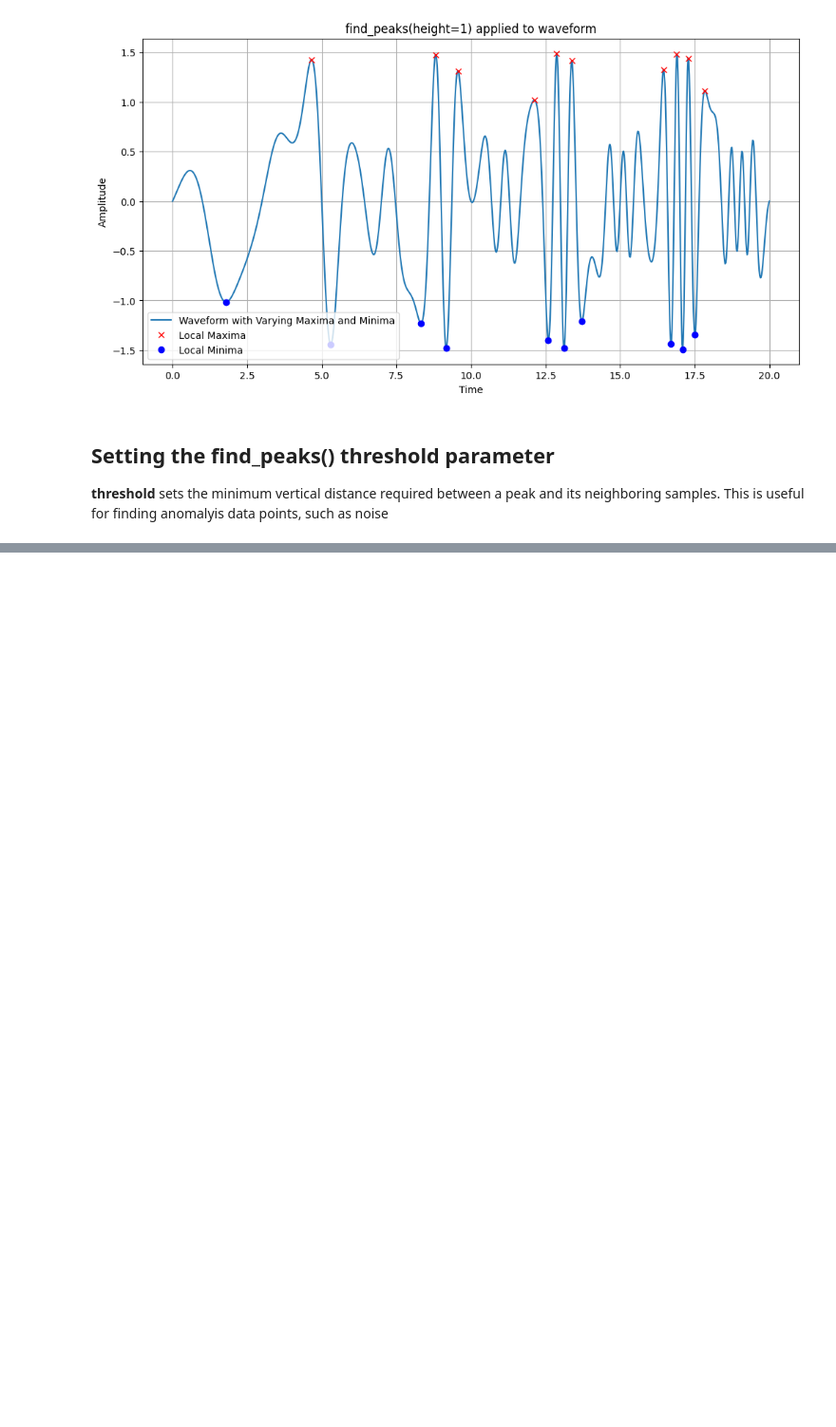
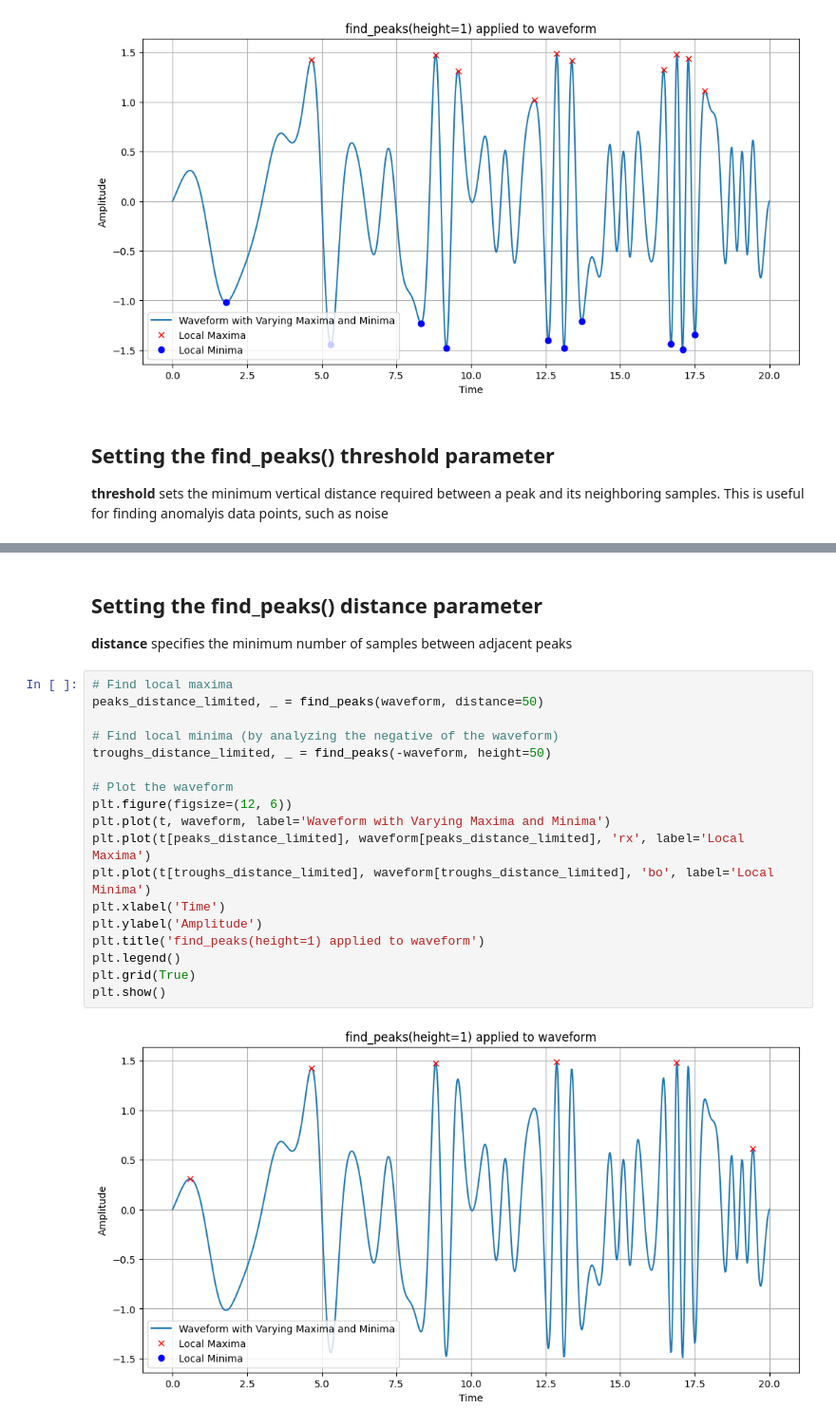
Before and after one commit to rjhalliday/python-examples, a Jupyter notebook: pandas_find_peaks_advanced_examples.ipynb, the cells around one changed output, grey strips where cells are left out. Shown: that part at 95% size. Cells and saved outputs as stored; diff of their text form; blank space fills up the shorter version.

```diff
--- a/pandas_find_peaks_advanced_examples.ipynb
+++ b/pandas_find_peaks_advanced_examples.ipynb
@@ -132,0 +133,24 @@ plt.show()
+# %% [markdown]
+## Setting the find_peaks() **distance** parameter
+
+**distance** specifies the minimum number of samples between adjacent peaks
+# %%
+# Find local maxima
+peaks_distance_limited, _ = find_peaks(waveform, distance=50)
+
+# Find local minima (by analyzing the negative of the waveform)
+troughs_distance_limited, _ = find_peaks(-waveform, height=50)
+
+# Plot the waveform
+plt.figure(figsize=(12, 6))
+plt.plot(t, waveform, label='Waveform with Varying Maxima and Minima')
+plt.plot(t[peaks_distance_limited], waveform[peaks_distance_limited], 'rx', label='Local Maxima')
+plt.plot(t[troughs_distance_limited], waveform[troughs_distance_limited], 'bo', label='Local Minima')
+plt.xlabel('Time')
+plt.ylabel('Amplitude')
+plt.title('find_peaks(height=1) applied to waveform')
+plt.legend()
+plt.grid(True)
+plt.show()
+# %% [output]
+[figure, added]
```
Also changed, not shown: parts of 1 cell of this notebook.
